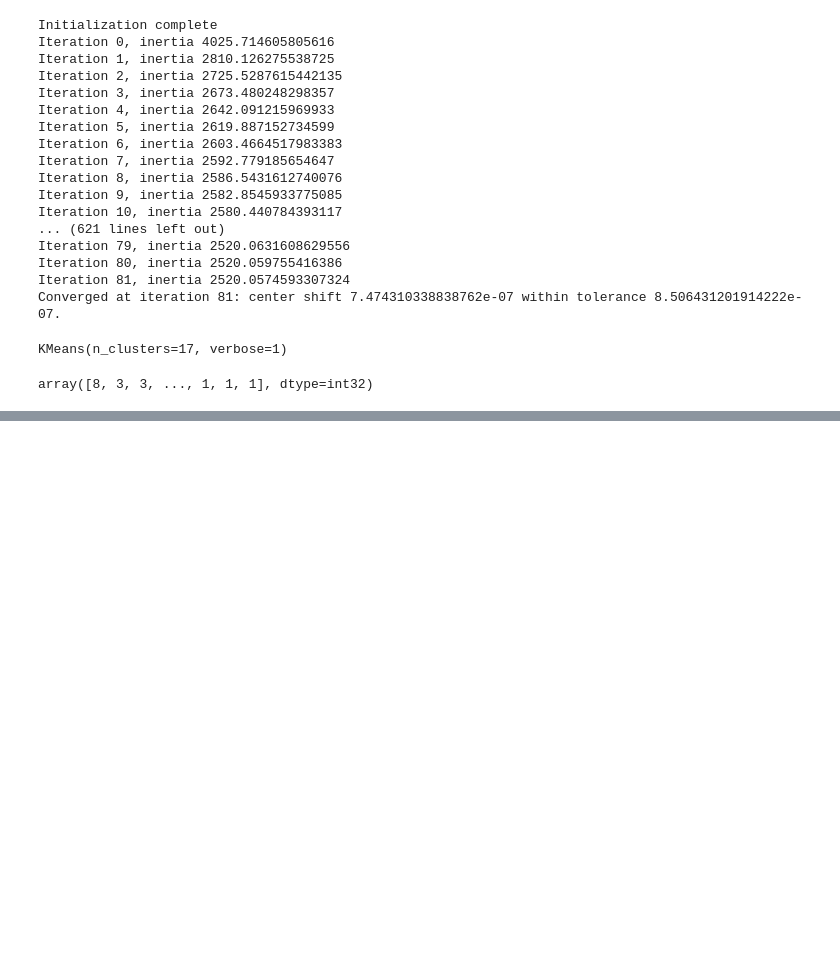
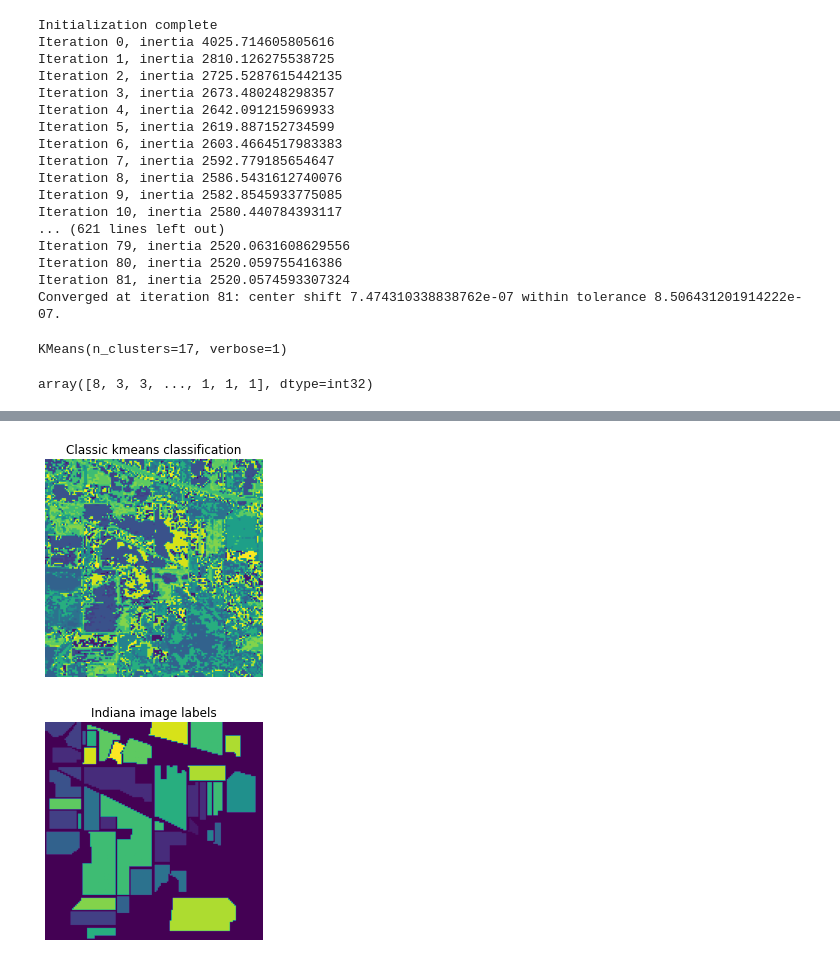
Before and after one commit to SabineHU/projet-IML, a Jupyter notebook: src/first-models.ipynb, the cells around one changed output, grey strips where cells are left out. Saved outputs shown, nothing was run; the diff lists cells and outputs as text; code cells hidden in the pictures; blank space fills up the shorter version.

Commit message:
First models

```diff
--- a/src/Untitled.ipynb
+++ b/src/first-models.ipynb
@@ -165,0 +178,20 @@ plt.show()
+# %%
+model = FCM(n_clusters=17)
+# %%
+model.fit(train_data)
+# %%
+results = model.predict(train_data)
+# %%
+results = results.reshape((scaled_img.shape[0], scaled_img.shape[1]))
+# %%
+plt.imshow(results)
+plt.axis('off')
+plt.title('Classic kmeans classification')
+plt.show()
+plt.imshow(indiana_labels)
+plt.axis('off')
+plt.title('Indiana image labels')
+plt.show()
+# %% [output]
+[figure, added]
+[figure, added]
```
Also changed, not shown: parts of 5 cells of this notebook.
